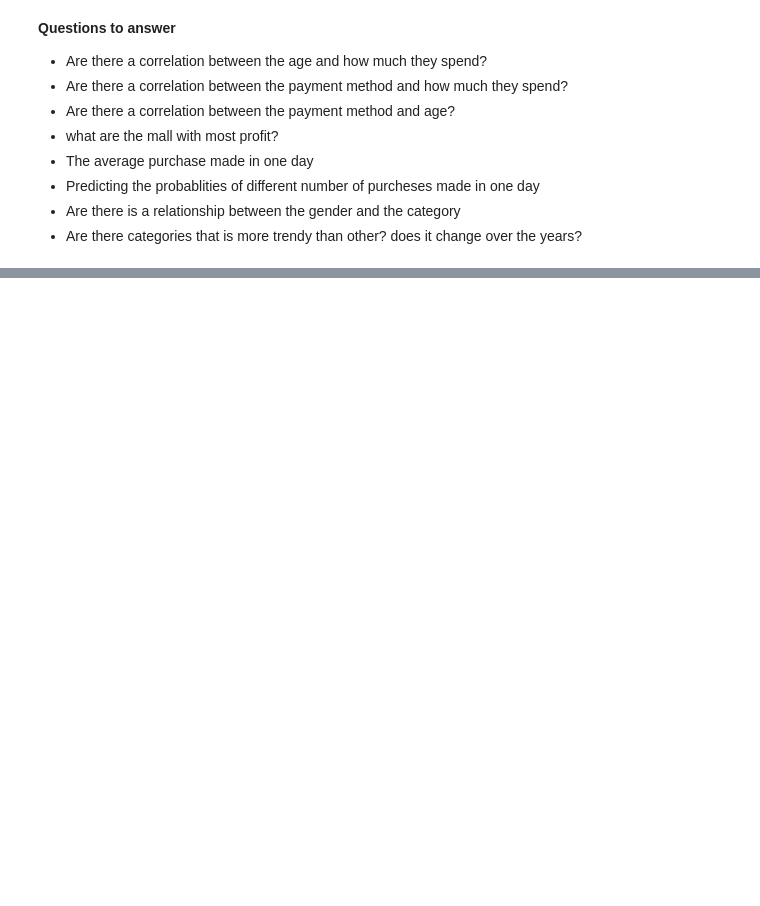
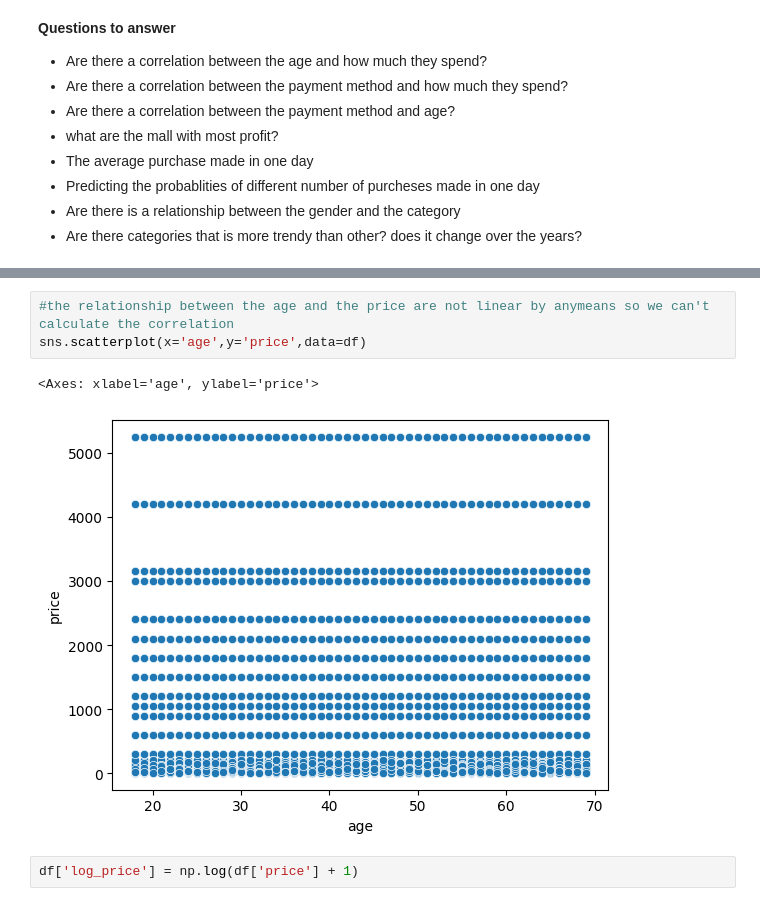
Before and after one commit to OmarEmad313/Data-Analysis-Projects, a Jupyter notebook: retailcustomerspendinganalysis.ipynb, the cells around one changed output, grey strips where cells are left out. Saved outputs shown, nothing was run; the diff lists cells and outputs as text; blank space fills up the shorter version.

```diff
--- a/retailcustomerspendinganalysis.ipynb
+++ b/retailcustomerspendinganalysis.ipynb
@@ -32,0 +102,8 @@ df=pd.read_csv('/kaggle/input/customer-shopping-dataset/customer_shopping_data.c
+# %%
+#the relationship between the age and the price are not linear by anymeans so we can't calculate the correlation
+sns.scatterplot(x='age',y='price',data=df)
+# %% [output]
+<Axes: xlabel='age', ylabel='price'>
+[figure, added]
+# %%
+df['log_price'] = np.log(df['price'] + 1)
```
Also changed, not shown: parts of 31 cells of this notebook.
